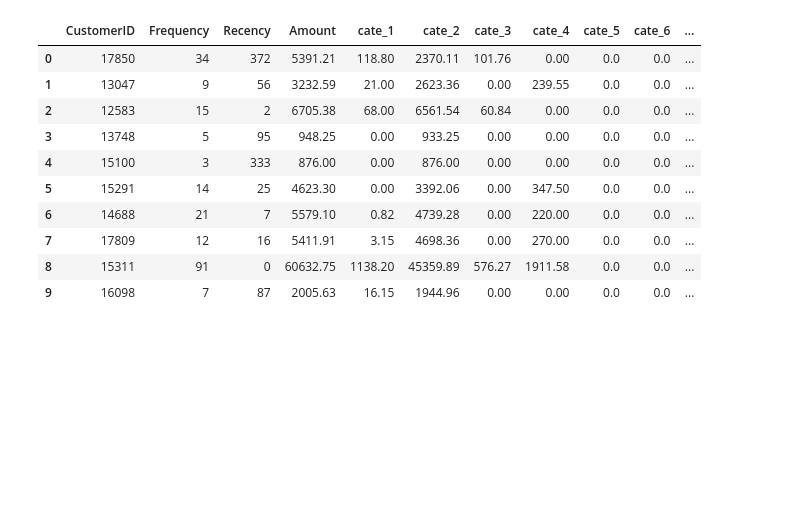
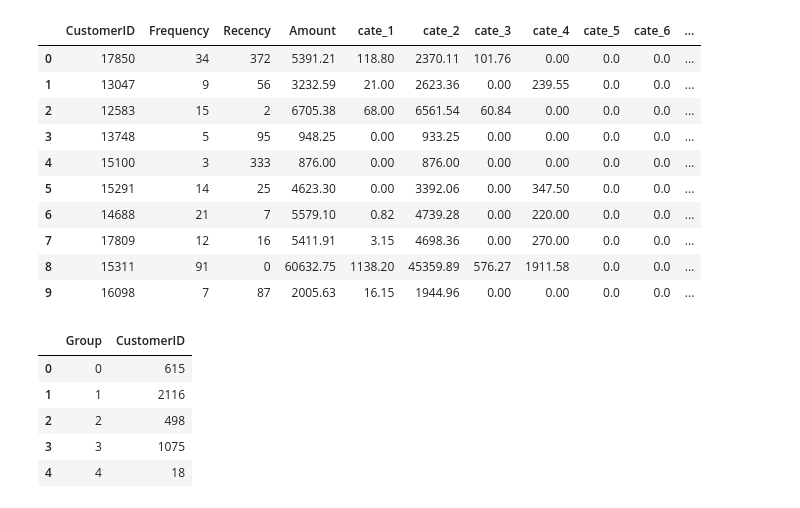
Before and after one commit to fay067/CSC522_P08_Project, a Jupyter notebook: stock_prod_clustering.ipynb, the cells around one changed output. Drawn from its saved outputs; the diff is of its cells as text; code cells hidden in the pictures; blank space fills up the shorter version.

```diff
--- a/stock_prod_clustering.ipynb
+++ b/stock_prod_clustering.ipynb
@@ -77,4 +77,11 @@ stock_rfm.head(10)
 | 8 | 15311 | 91 | 0 | 60632.75 | 1138.20 | 45359.89 | 576.27 | 1911.58 | 0.0 | 0.0 | ... |
 | 9 | 16098 | 7 | 87 | 2005.63 | 16.15 | 1944.96 | 0.00 | 0.00 | 0.0 | 0.0 | ... |
 # %%
-_rfm.groupby('Group', as_index = False)['CustomerID'].count()
+stock_rfm.groupby('Group', as_index = False)['CustomerID'].count()
+# %% [output]
+|  | Group | CustomerID |
+| 0 | 0 | 615 |
+| 1 | 1 | 2116 |
+| 2 | 2 | 498 |
+| 3 | 3 | 1075 |
+| 4 | 4 | 18 |
```
Also changed, not shown: parts of 1 cell of this notebook, 4 other files.
